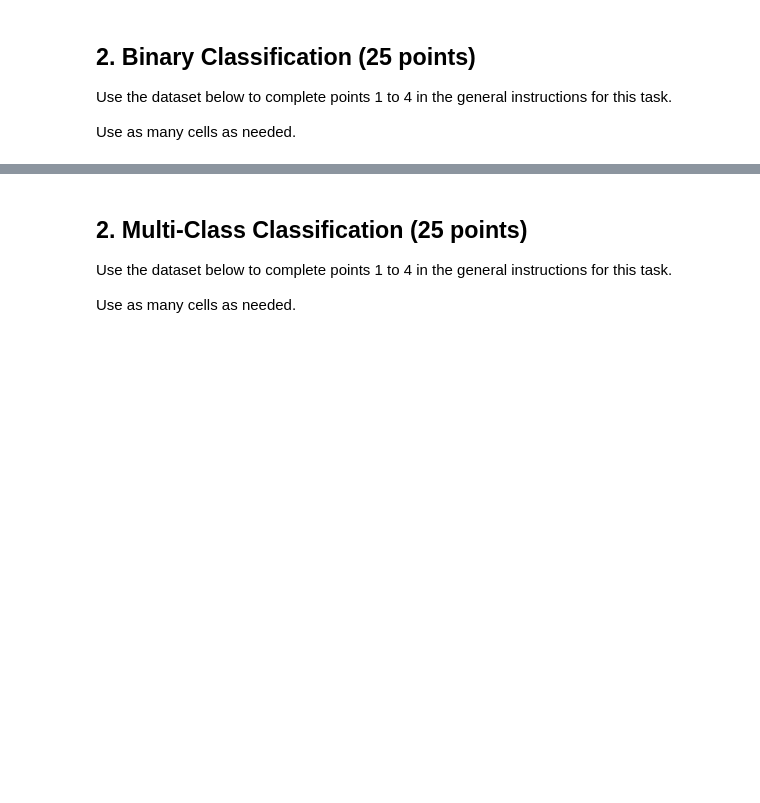
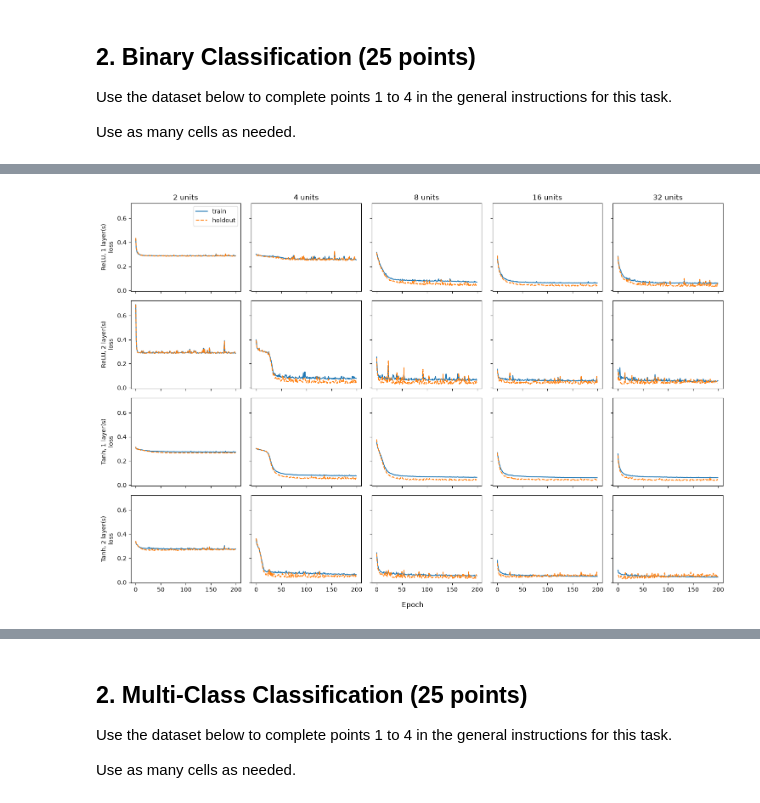
Before and after one commit to Ryanmh1024/machine_learning_lab01, a Jupyter notebook: 04_manual_mlps (1).ipynb, the cells around one changed output, grey strips where cells are left out. Saved outputs shown, nothing was run; the diff lists cells and outputs as text; code cells hidden in the pictures; blank space fills up the shorter version.

```diff
--- a/04_manual_mlps (1).ipynb
+++ b/04_manual_mlps (1).ipynb
@@ -94,0 +263,23 @@ X, y = make_moons(n_samples=1000, noise=0.2, random_state=42)
+# %%
+# Grid: rows = (activation, n_layers) combos, columns = hidden sizes
+combos = [(a, n) for a in activations for n in (1, 2)]
+fig, axes = plt.subplots(len(combos), len(hidden_sizes),
+                         figsize=(3 * len(hidden_sizes), 2.5 * len(combos)),
+                         sharex=True, sharey=True)   # shared axes make panels comparable
+
+for r, (act, n) in enumerate(combos):
+    for c, h in enumerate(hidden_sizes):
+        m, ax = models[(act, n, h)], axes[r, c]
+        ax.plot(m.train_losses, label="train")
+        ax.plot(m.val_losses, label="holdout", linestyle="--")
+        if r == 0:
+            ax.set_title(f"{h} units")
+        if c == 0:
+            ax.set_ylabel(f"{act}, {n} layer(s)\nloss")
+
+axes[0, 0].legend()
+fig.supxlabel("Epoch")
+plt.tight_layout()
+plt.show()
+# %% [output]
+[figure, added]
```
Also changed, not shown: parts of 26 cells of this notebook, 1 other file.
